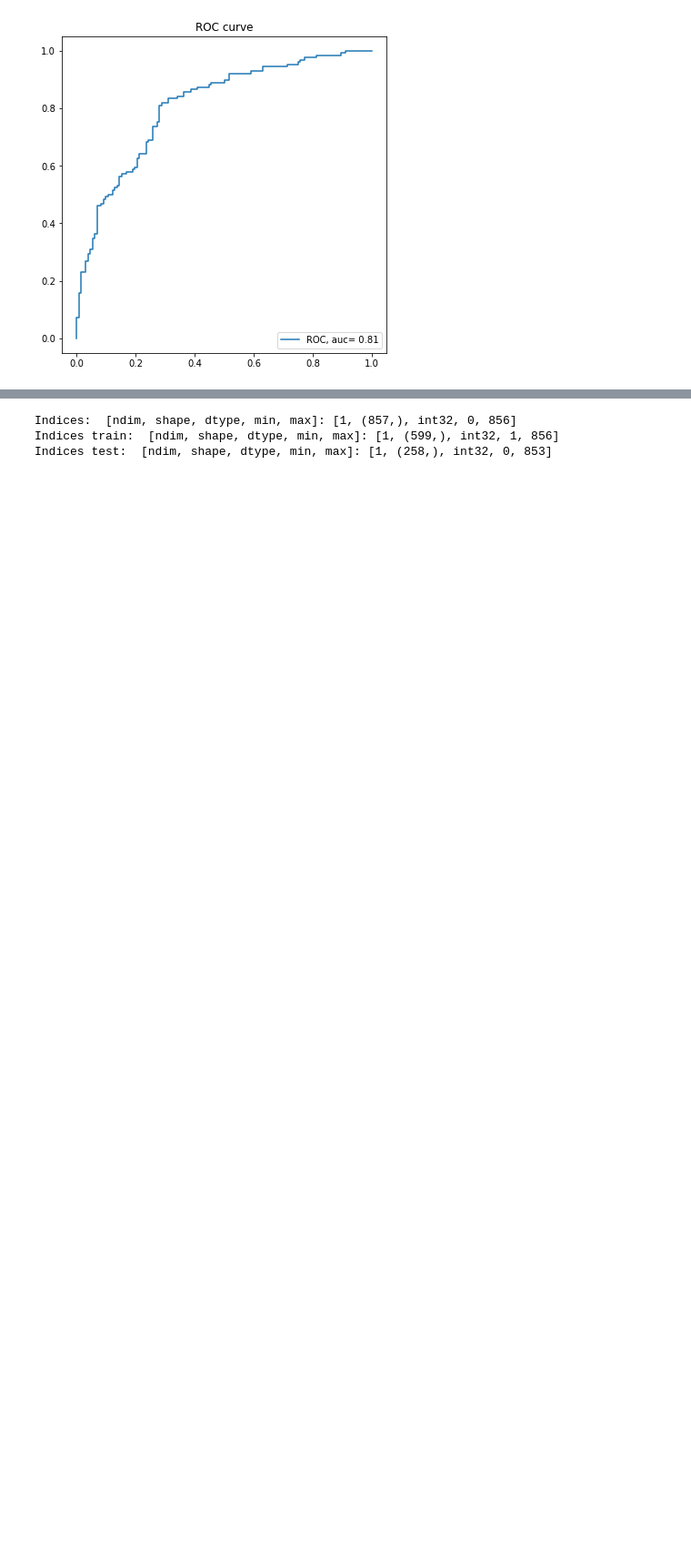
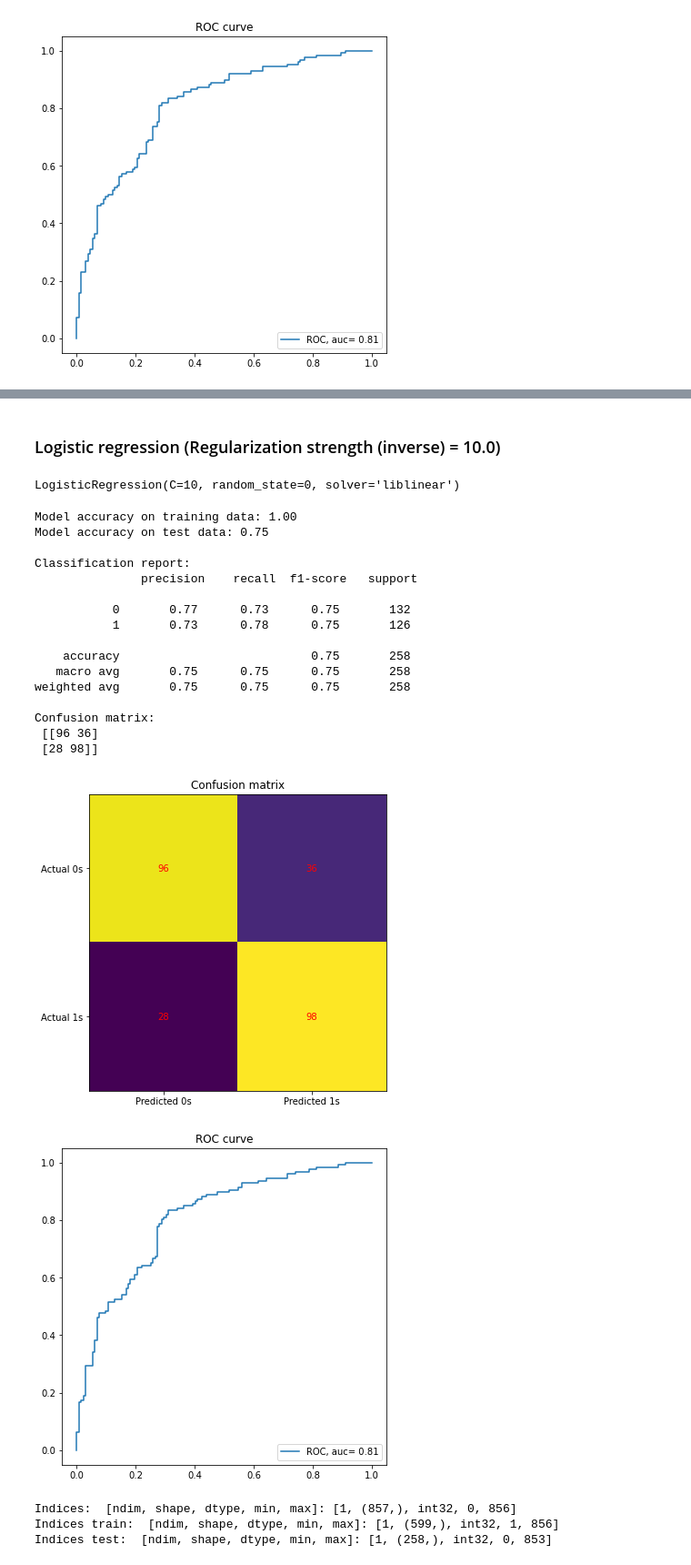
Before and after one commit to shahkb/project_BUSI, a Jupyter notebook: image_classification.ipynb, the cells around one changed output, grey strips where cells are left out. Shown at 91% size. Drawn from its saved outputs; the diff is of its cells as text; code cells hidden in the pictures; blank space fills up the shorter version.

```diff
--- a/image_classification.ipynb
+++ b/image_classification.ipynb
@@ -211,2 +212,32 @@ Confusion matrix:
+# %% [markdown]
+### Logistic regression (Regularization strength (inverse) = 10.0)
+# %%
+# Create a model and train
+model3 = LogisticRegression(solver= 'liblinear', C= 10, random_state= 0)
+model3.fit(X_train, y_train)
+# %% [output]
+LogisticRegression(C=10, random_state=0, solver='liblinear')
+# %%
+# Assess model quality
+model_quality(model3, X_train, X_test, y_train, y_test)
+# %% [output]
+Model accuracy on training data: 1.00
+Model accuracy on test data: 0.75
+
+Classification report:
+               precision    recall  f1-score   support
+
+           0       0.77      0.73      0.75       132
+           1       0.73      0.78      0.75       126
+
+    accuracy                           0.75       258
+   macro avg       0.75      0.75      0.75       258
+weighted avg       0.75      0.75      0.75       258
+
+Confusion matrix:
+ [[96 36]
+ [28 98]]
+[figure, added]
+[figure, added]
 # %%
 # Show a few sample images from true positive, true negative, false positive and false negative
```
Also changed, not shown: parts of 9 cells of this notebook, 4 other files.
